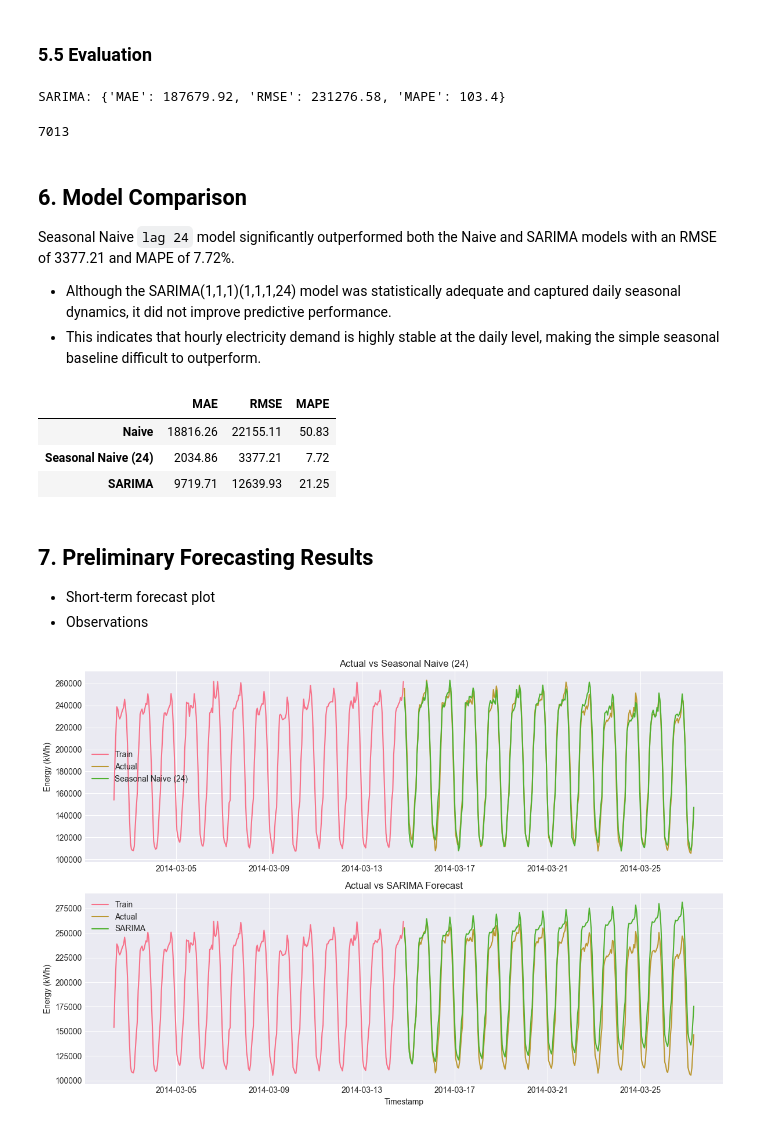
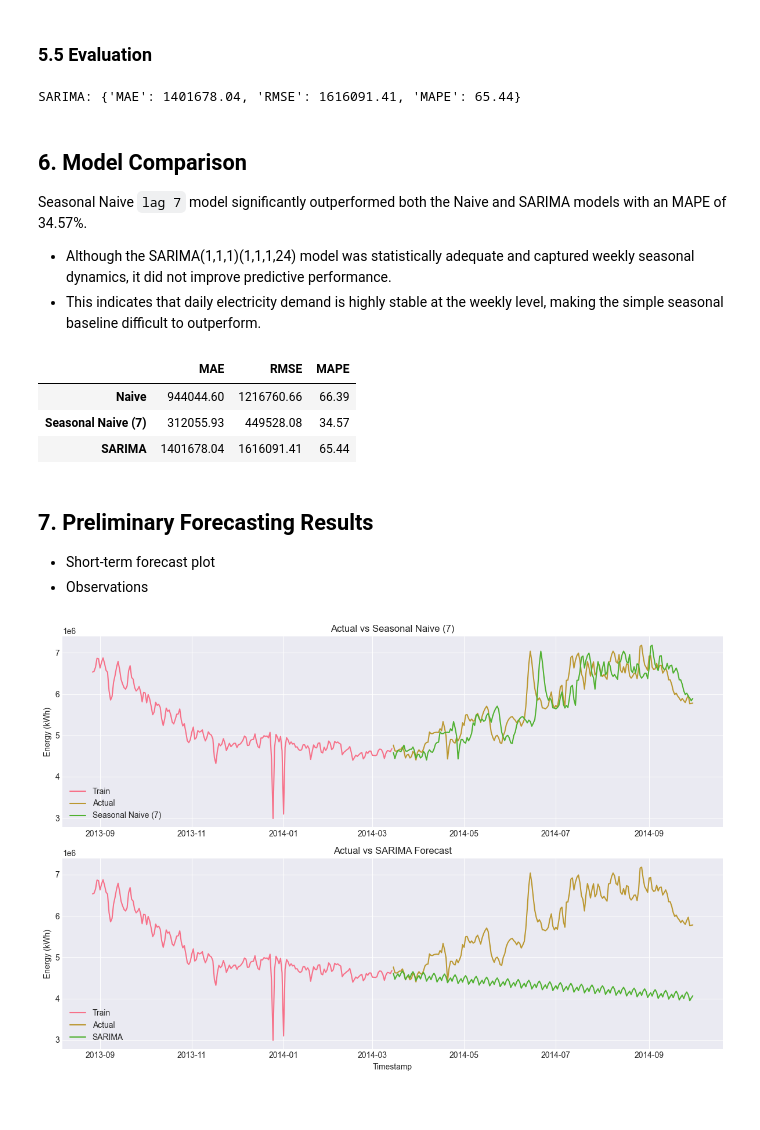
Before and after one commit to Dai-Nguyen1506/Electricity-Load-Diagrams, a Jupyter notebook: notebooks/05_models_statistical.ipynb, the cells around one changed output. Cells and saved outputs as stored; diff of their text form; code cells hidden in the pictures.

```diff
--- a/notebooks/05_models_statistical.ipynb
+++ b/notebooks/05_models_statistical.ipynb
@@ -209,14 +209,14 @@ The maxiter parameter controls the maximum number of iterations used by the like
 # %%
-# SARIMA(1,1,1)(1,1,1,7)
+# SARIMA(0,1,0)(1,1,1,7)
 model = SARIMAX(
     train,
-    order=(1,1,1),
+    order=(0,1,0),
     seasonal_order=(1,1,1,7),
     enforce_stationarity=False,
     enforce_invertibility=False
 )
 
-results = model.fit(maxiter=50, low_memory=True)
+results = model.fit()
 
 print(results.summary())
 # %% [output]
@@ -287,36 +254,32 @@ plt.show()
 # %% [markdown]
 ### 5.5 Evaluation
 # %%
-forecast = results2.get_forecast(steps=len(test))
+forecast = results.get_forecast(steps=len(test))
 sarima_pred = forecast.predicted_mean
 
 sarima_metrics = evaluate(test, sarima_pred)
 
 print("SARIMA:", sarima_metrics)
 # %% [output]
-SARIMA: {'MAE': 187679.92, 'RMSE': 231276.58, 'MAPE': 103.4}
+SARIMA: {'MAE': 1401678.04, 'RMSE': 1616091.41, 'MAPE': 65.44}
-# %%
-len(test)
-# %% [output]
-7013
 # %% [markdown]
 ## 6. Model Comparison
-Seasonal Naive `lag 24` model significantly outperformed both the Naive and SARIMA models with an RMSE of 3377.21 and MAPE of 7.72%.
-- Although the SARIMA(1,1,1)(1,1,1,24) model was statistically adequate and captured daily seasonal dynamics, it did not improve predictive performance.
-- This indicates that hourly electricity demand is highly stable at the daily level, making the simple seasonal baseline difficult to outperform.
+Seasonal Naive `lag 7` model significantly outperformed both the Naive and SARIMA models with an MAPE of 34.57%.
+- Although the SARIMA(1,1,1)(1,1,1,24) model was statistically adequate and captured weekly seasonal dynamics, it did not improve predictive performance.
+- This indicates that daily electricity demand is highly stable at the weekly level, making the simple seasonal baseline difficult to outperform.
 # %%
 comparison_table = pd.DataFrame([
     naive_metrics,
-    daily_naive_metrics,
+    seasonal_naive_metrics,
     sarima_metrics
-], index=["Naive", "Seasonal Naive (24)", "SARIMA"])
+], index=["Naive", "Seasonal Naive (7)", "SARIMA"])
 
 comparison_table
 # %% [output]
 |  | MAE | RMSE | MAPE |
-| Naive | 18816.26 | 22155.11 | 50.83 |
-| Seasonal Naive (24) | 2034.86 | 3377.21 | 7.72 |
-| SARIMA | 9719.71 | 12639.93 | 21.25 |
+| Naive | 944044.60 | 1216760.66 | 66.39 |
+| Seasonal Naive (7) | 312055.93 | 449528.08 | 34.57 |
+| SARIMA | 1401678.04 | 1616091.41 | 65.44 |
 # %% [markdown]
 ## 7. Preliminary Forecasting Results
 - Short-term forecast plot
@@ -324,27 +287,27 @@ comparison_table
 # %%
 plt.figure(figsize=(12,8))
 
 # Top Plot:  Seasonal Naive
 plt.subplot(2,1,1)
-plt.plot(train.index[-300:], train[-300:], label="Train")
-plt.plot(test.index[:300], test[:300], label="Actual")
-plt.plot(daily_naive_pred.index[:300], daily_naive_pred[:300], label="Seasonal Naive (24)")
-plt.title("Actual vs Seasonal Naive (24)")
+plt.plot(train.index[-200:], train[-200:], label="Train")
+plt.plot(test.index[:200], test[:200], label="Actual")
+plt.plot(seasonal_naive_pred.index[:200], seasonal_naive_pred[:200], label="Seasonal Naive (7)")
+plt.title("Actual vs Seasonal Naive (7)")
 plt.ylabel("Energy (kWh)")
 plt.legend()
 
 # Bottom Plot: SARIMA
 plt.subplot(2,1,2)
-plt.plot(train.index[-300:], train[-300:], label="Train")
-plt.plot(test.index[:300], test[:300], label="Actual")
-plt.plot(sarima_pred.index[:300], sarima_pred[:300], label="SARIMA")
+plt.plot(train.index[-200:], train[-200:], label="Train")
+plt.plot(test.index[:200], test[:200], label="Actual")
+plt.plot(sarima_pred.index[:200], sarima_pred[:200], label="SARIMA")
 plt.title("Actual vs SARIMA Forecast")
 plt.xlabel("Timestamp")
 plt.ylabel("Energy (kWh)")
 plt.legend()
 
 plt.tight_layout()
 plt.show()
 # %% [output]
-[figure, old version]
+[figure, new version]
 # %% [markdown]
```
Also changed, not shown: parts of 10 cells of this notebook.
